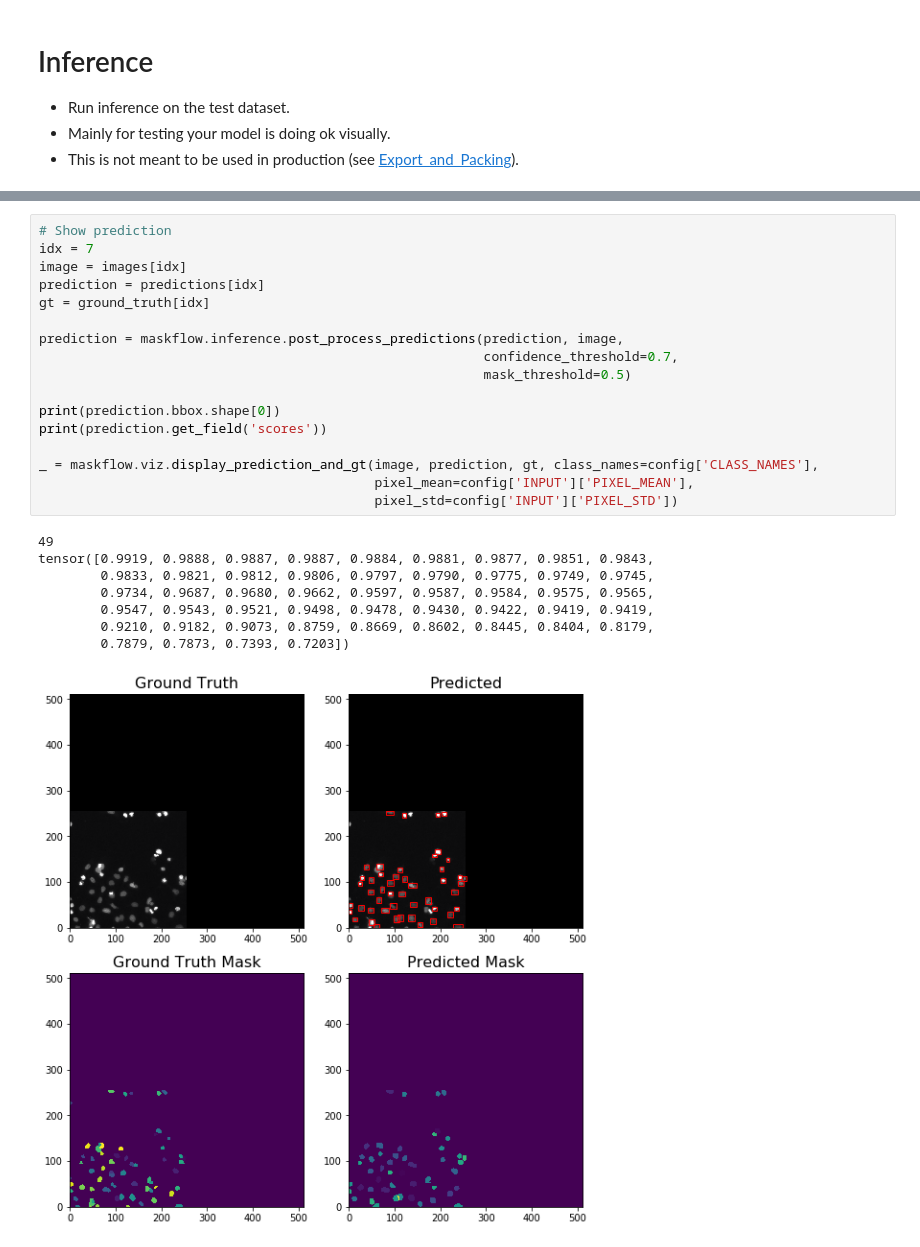
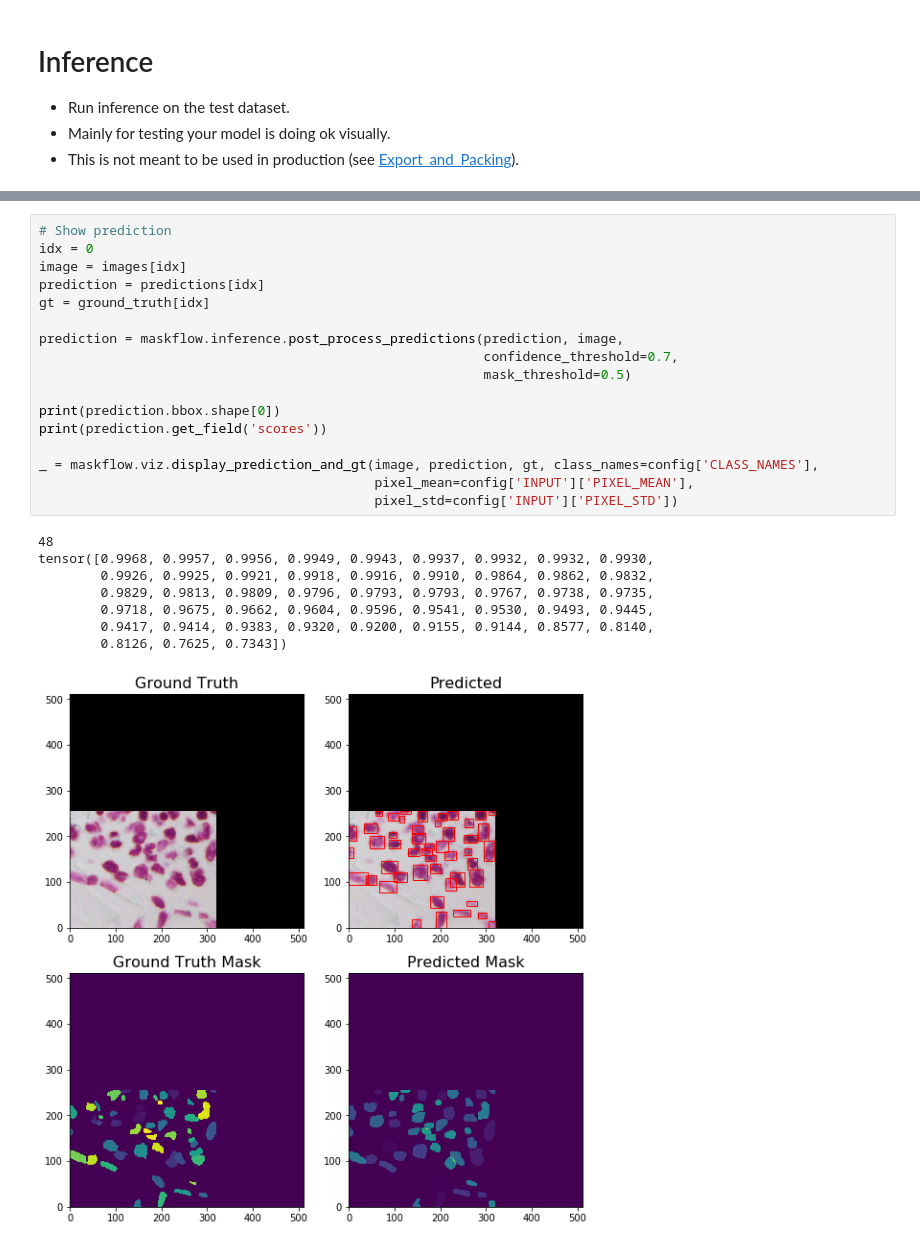
Before and after one commit to hadim/maskflow, a Jupyter notebook: notebooks/4_Inference.ipynb, the cells around one changed output, grey strips where cells are left out. Saved outputs shown, nothing was run; the diff lists cells and outputs as text.

```diff
--- a/notebooks/4_Inference.ipynb
+++ b/notebooks/4_Inference.ipynb
@@ -70,26 +68,26 @@ index created!
 # %%
 # Show prediction
-idx = 7
+idx = 0
 image = images[idx]
 prediction = predictions[idx]
 gt = ground_truth[idx]
 
 prediction = maskflow.inference.post_process_predictions(prediction, image,
                                                          confidence_threshold=0.7,
                                                          mask_threshold=0.5)
 
 print(prediction.bbox.shape[0])
 print(prediction.get_field('scores'))
 
 _ = maskflow.viz.display_prediction_and_gt(image, prediction, gt, class_names=config['CLASS_NAMES'],
                                            pixel_mean=config['INPUT']['PIXEL_MEAN'],
                                            pixel_std=config['INPUT']['PIXEL_STD'])
 # %% [output]
-49
-tensor([0.9919, 0.9888, 0.9887, 0.9887, 0.9884, 0.9881, 0.9877, 0.9851, 0.9843,
-        0.9833, 0.9821, 0.9812, 0.9806, 0.9797, 0.9790, 0.9775, 0.9749, 0.9745,
-        0.9734, 0.9687, 0.9680, 0.9662, 0.9597, 0.9587, 0.9584, 0.9575, 0.9565,
-        0.9547, 0.9543, 0.9521, 0.9498, 0.9478, 0.9430, 0.9422, 0.9419, 0.9419,
-        0.9210, 0.9182, 0.9073, 0.8759, 0.8669, 0.8602, 0.8445, 0.8404, 0.8179,
-        0.7879, 0.7873, 0.7393, 0.7203])
+48
+tensor([0.9968, 0.9957, 0.9956, 0.9949, 0.9943, 0.9937, 0.9932, 0.9932, 0.9930,
+        0.9926, 0.9925, 0.9921, 0.9918, 0.9916, 0.9910, 0.9864, 0.9862, 0.9832,
+        0.9829, 0.9813, 0.9809, 0.9796, 0.9793, 0.9793, 0.9767, 0.9738, 0.9735,
+        0.9718, 0.9675, 0.9662, 0.9604, 0.9596, 0.9541, 0.9530, 0.9493, 0.9445,
+        0.9417, 0.9414, 0.9383, 0.9320, 0.9200, 0.9155, 0.9144, 0.8577, 0.8140,
+        0.8126, 0.7625, 0.7343])
-[figure, old version]
+[figure, new version]
```
Also changed, not shown: parts of 2 cells of this notebook, 4 other files.
